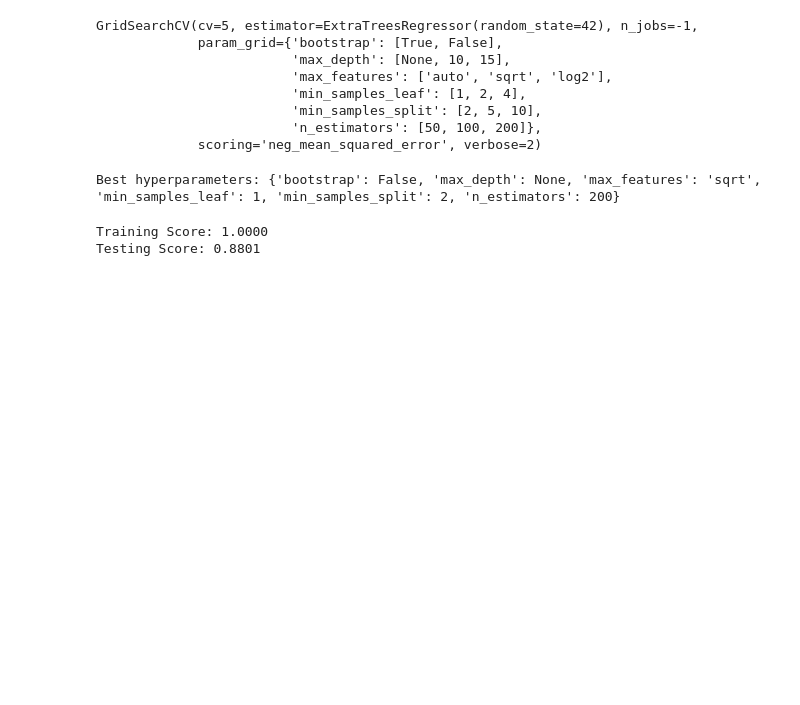
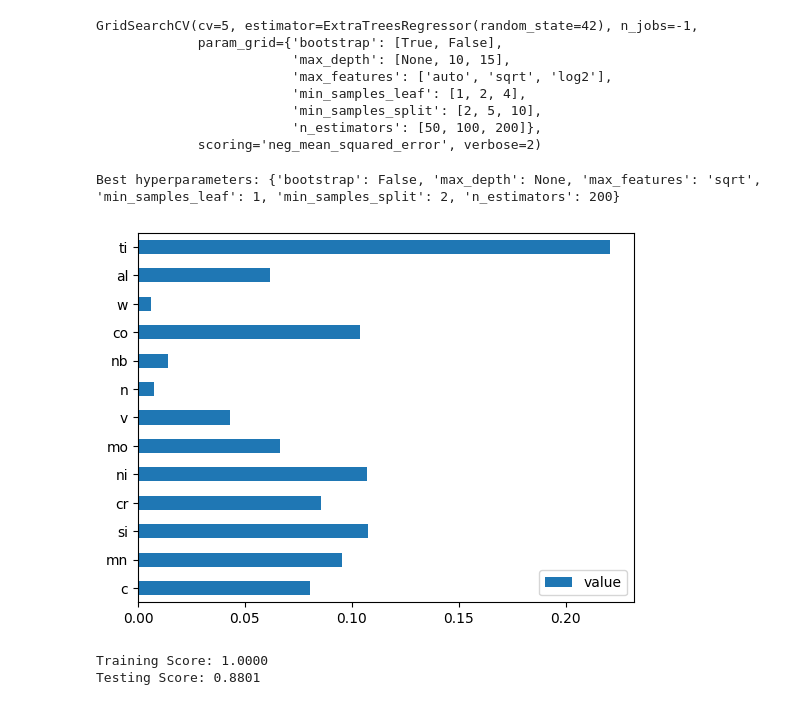
Before and after one commit to NaveenKumarMaurya/Machine_learning_practice_code, a Jupyter notebook: model_making.ipynb, the cells around one changed output. Saved outputs shown, nothing was run; the diff lists cells and outputs as text; code cells hidden in the pictures; blank space fills up the shorter version.

```diff
--- a/model_making.ipynb
+++ b/model_making.ipynb
@@ -277,6 +272,15 @@ print("Best hyperparameters:", best_params)
 best_model = grid_search.best_estimator_
 # %% [output]
 Best hyperparameters: {'bootstrap': False, 'max_depth': None, 'max_features': 'sqrt', 'min_samples_leaf': 1, 'min_samples_split': 2, 'n_estimators': 200}
+# %%
+feature_impotance=pd.DataFrame([grid_search.best_estimator_.feature_importances_],columns=grid_search.feature_names_in_).T
+# %%
+feature_impotance.columns=['value']
+# %%
+feature_impotance.plot(kind='barh')
+plt.show()
+# %% [output]
+[figure, added]
 # %%
 # Evaluate the tuned model
 train_score = best_model.score(x_train, y_train)
```
Also changed, not shown: parts of 17 cells of this notebook.
